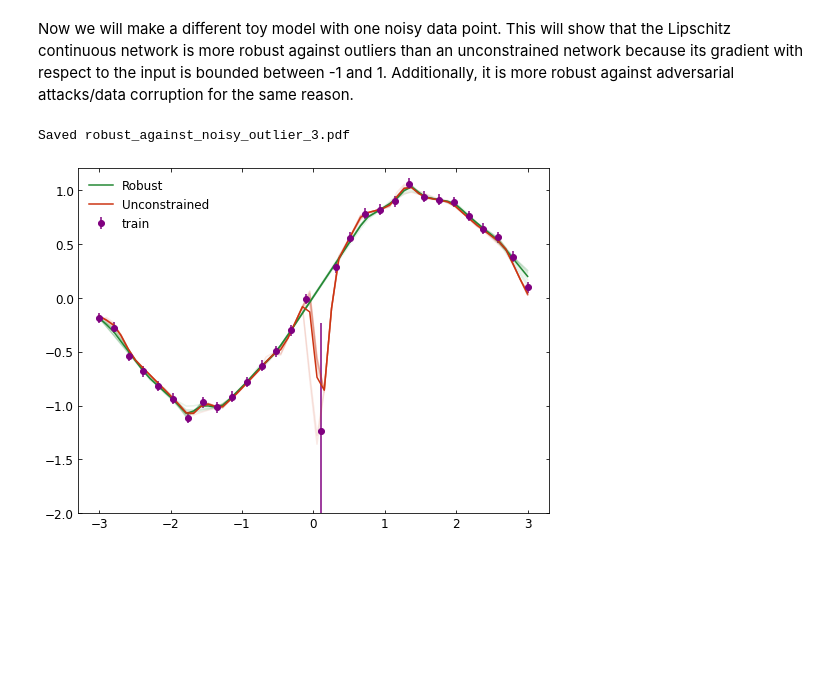
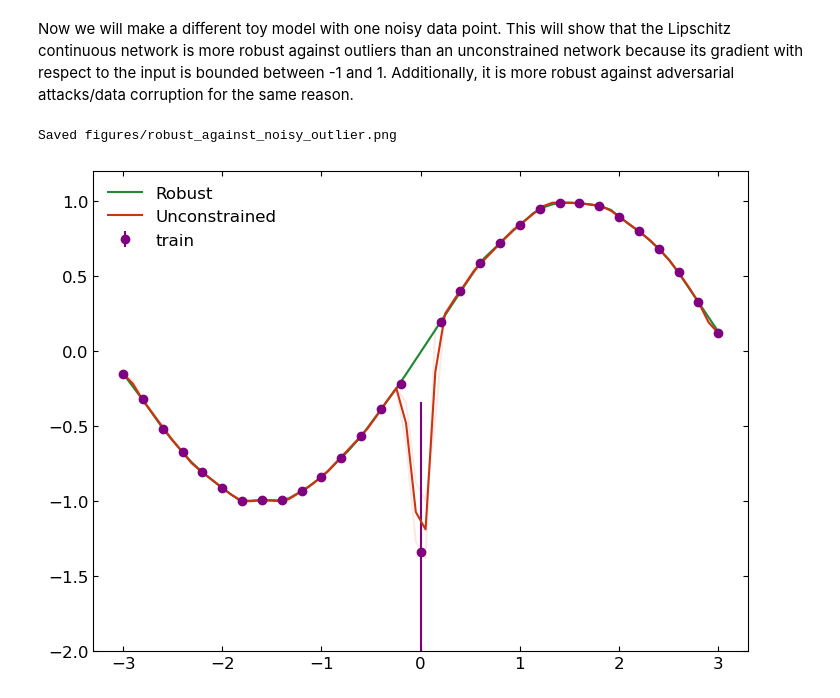
Before and after one commit to niklasnolte/MonotonicNetworks, a Jupyter notebook: Examples/Examples_paper.ipynb, the cells around one changed output. Drawn from its saved outputs; the diff is of its cells as text; code cells hidden in the pictures; blank space fills up the shorter version.

Commit message:
[docs] updated figures

```diff
--- a/Examples/Examples_paper.ipynb
+++ b/Examples/Examples_paper.ipynb
@@ -54,9 +49,12 @@ class RobustModel(torch.nn.Module):
         return self.model(x)
 # %%
 # Config
-EPOCHS = 20000
+EPOCHS = 3000
 N = 30           # Number of points
 loss_func = torch.nn.MSELoss()
+
+path = os.path.join(os.getcwd(), "figures")
+os.makedirs(path, exist_ok=True)
 # %%
 up = False
 interp = False
@@ -120,11 +129,3 @@ for i in range(1):
-# %%
-# save lists
-import os
-path = os.path.join(os.getcwd(), "output")
-if not os.path.exists(path):
-    os.makedirs(path)
-torch.save(y_list, os.path.join(path, y_list_fname))
-torch.save(y_robust_list, os.path.join(path, y_robust_list_fname))
 # %%
 # load lists
 up = False
@@ -169,11 +170,11 @@ Saved /home/kitouni/projects/MonotOneNorm/Examples/output/monotonic_dependence_u
 # %% [markdown]
 Now we will make a different toy model with one noisy data point. This will show that the Lipschitz continuous network is more robust against outliers than an unconstrained network because its gradient with respect to the input is bounded between -1 and 1. Additionally, it is more robust against adversarial attacks/data corruption for the same reason.
 # %%
-def gen_data2():
+def gen_data2(N):
     torch.manual_seed(4)
     x_train = torch.linspace(-3, 3, N).view(-1, 1)
 
-    y_train_error = torch.ones(N).view(-1, 1) * 0.05
+    y_train_error = torch.ones(N).view(-1, 1) * 0.01
     y_train_error[N // 2] = 1
     y_train = torch.sin(x_train) + torch.randn(N).view(-1, 1) * y_train_error
 
@@ -181,6 +182,6 @@ def gen_data2():
     x_linspace = torch.linspace(-3, 3, 2 * N).view(-1, 1)
     y_linspace = torch.sin(x_linspace)
     return x_train, y_train, x_linspace, y_linspace, y_train_error
-x_train, y_train, x_linspace, y_linspace, y_error = gen_data2()
+x_train, y_train, x_linspace, y_linspace, y_error = gen_data2(31)
 # %%
 # Now we will make a simple function
@@ -226,26 +226,26 @@ torch.save(y_robust_list, "y_robust_list_robustExample.pt")
 # %%
 # load lists
-y_list = torch.load("y_list_robustExample.pt")
-y_robust_list = torch.load("y_robust_list_robustExample.pt")
+y_list = torch.load(y_file)
+y_robust_list = torch.load(y_robust_file)
 
 fig, ax = plt.subplots(1, 1, figsize=(7, 5))
 plt.errorbar(x_train.numpy().flatten(), y_train.numpy().flatten(), yerr=y_error.numpy().flatten(), fmt='o', c='purple', label='train')
 for y, y_robust in zip(y_list, y_robust_list):
     ax.plot(x_linspace.numpy(), y_robust.numpy(), color='C1', alpha=0.1)
     ax.plot(x_linspace.numpy(), y.numpy(), color='C2', alpha=0.1)
 # plot mean
 ax.plot(x_linspace.numpy(), torch.hstack(y_robust_list).mean(1).numpy(), color='C1', label='Robust')
 ax.plot(x_linspace.numpy(), torch.hstack(y_list).mean(1).numpy(), color='C2', label='Unconstrained')
 
 # plt.plot(x_linspace, y_linspace, c='gray',
         #  linestyle='--', alpha=0.9, label="true function")
 plt.legend()
-figname = "robust_against_noisy_outlier_3.pdf"
+figname = "figures/robust_against_noisy_outlier.png"
 plt.ylim(-2, 1.2)
 plt.tight_layout(pad=0)
 plt.savefig(figname)
 print("Saved", figname)
 plt.show()
 # %% [output]
-Saved robust_against_noisy_outlier_3.pdf
+Saved figures/robust_against_noisy_outlier.png
-[figure, old version]
+[figure, new version]
```
Also changed, not shown: parts of 6 cells of this notebook, 10 other files.
